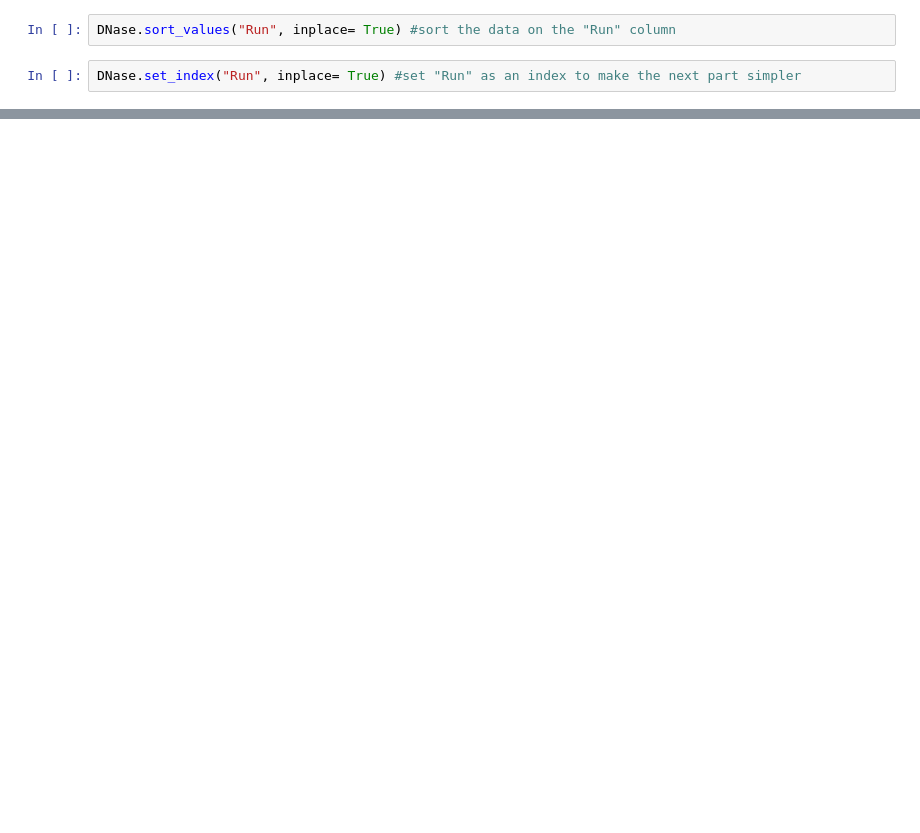
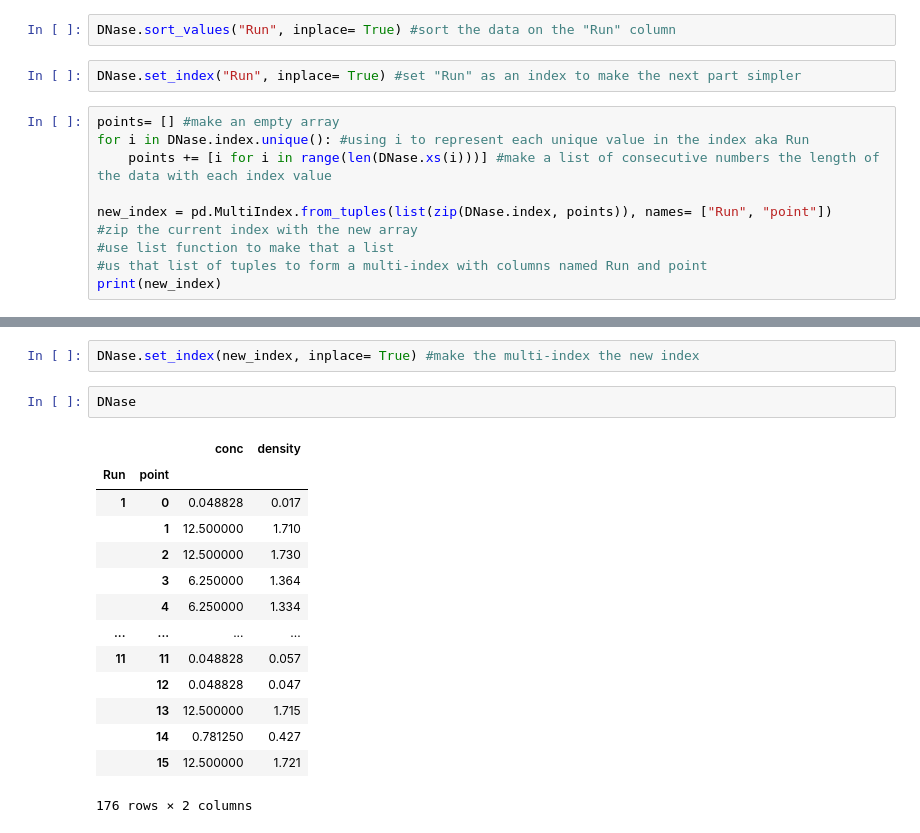
Before and after one commit to JShermanK1/binder_r_conda, a Jupyter notebook: Data_Club_figure_plot.ipynb, the cells around one changed output, grey strips where cells are left out. Cells and saved outputs as stored; diff of their text form; blank space fills up the shorter version.

```diff
--- a/Data_Club_figure_plot.ipynb
+++ b/Data_Club_figure_plot.ipynb
@@ -23,3 +23,13 @@ DNase
 DNase.sort_values("Run", inplace= True) #sort the data on the "Run" column
 # %%
 DNase.set_index("Run", inplace= True) #set "Run" as an index to make the next part simpler
+# %%
+points= [] #make an empty array
+for i in DNase.index.unique(): #using i to represent each unique value in the index aka Run
+    points += [i for i in range(len(DNase.xs(i)))] #make a list of consecutive numbers the length of the data with each index value
+
+new_index = pd.MultiIndex.from_tuples(list(zip(DNase.index, points)), names= ["Run", "point"])
+#zip the current index with the new array
+#use list function to make that a list
+#us that list of tuples to form a multi-index with columns named Run and point
+print(new_index)
@@ -26 +54,20 @@ DNase.set_index("Run", inplace= True) #set "Run" as an index to make the next pa
+# %%
+DNase.set_index(new_index, inplace= True) #make the multi-index the new index
+# %%
+DNase
+# %% [output]
+|  |  | conc | density |
+| Run | point |  |  |
+| 1 | 0 | 0.048828 | 0.017 |
+|  | 1 | 12.500000 | 1.710 |
+|  | 2 | 12.500000 | 1.730 |
+|  | 3 | 6.250000 | 1.364 |
+|  | 4 | 6.250000 | 1.334 |
+| ... | ... | ... | ... |
+| 11 | 11 | 0.048828 | 0.057 |
+|  | 12 | 0.048828 | 0.047 |
+|  | 13 | 12.500000 | 1.715 |
+|  | 14 | 0.781250 | 0.427 |
+|  | 15 | 12.500000 | 1.721 |
+176 rows × 2 columns
 # %%
```
Also changed, not shown: parts of 4 cells of this notebook.
